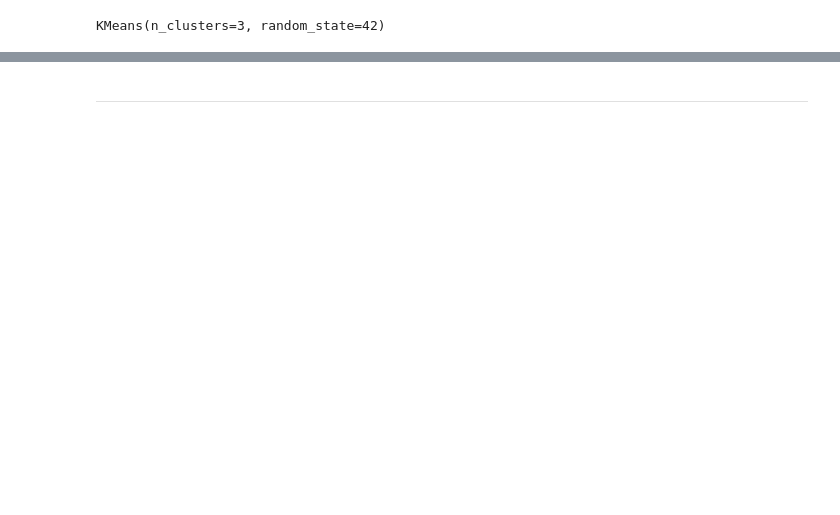
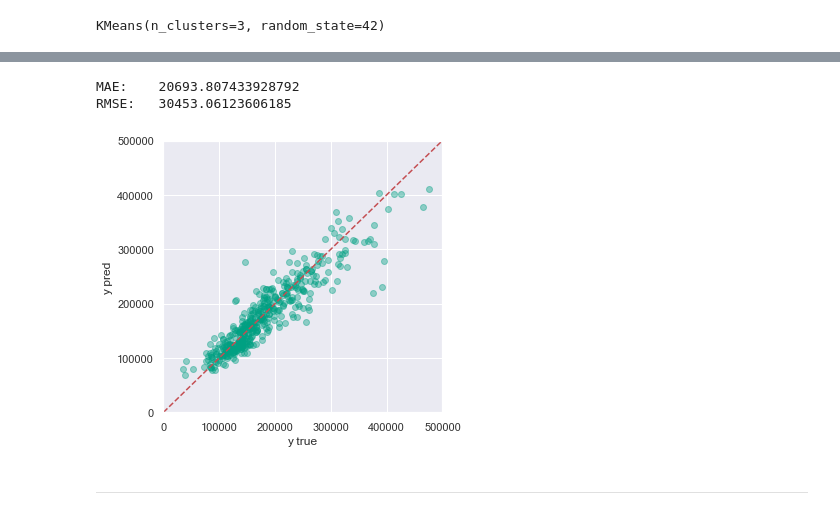
Before and after one commit to pavlo-seimskyi/ds-mentorship, a Jupyter notebook: 4-clustering/k-means.ipynb, the cells around one changed output, grey strips where cells are left out. Saved outputs shown, nothing was run; the diff lists cells and outputs as text; code cells hidden in the pictures; blank space fills up the shorter version.

```diff
--- a/4-clustering/k-means.ipynb
+++ b/4-clustering/k-means.ipynb
@@ -109,2 +175,17 @@ sns.scatterplot(data=scaled, x='GrLivArea', y='SalePrice', hue='cluster', alpha=
+# %%
+model = ols(
+    formula=f"np.log(SalePrice) ~ {' + '.join(training_data.drop(['cluster', 'SalePrice'], axis=1).columns)} + C(cluster)",
+    data=training_data
+).fit()
+# %%
+y_pred = model.predict(X_test)
+# %%
+y_pred = np.exp(y_pred)
+# %%
+evaluate(y_test, y_pred)
+# %% [output]
+MAE:    20693.807433928792
+RMSE:   30453.06123606185
+[figure, added]
 # %% [markdown]
 ---
```
Also changed, not shown: parts of 33 cells of this notebook, 2 other files.
